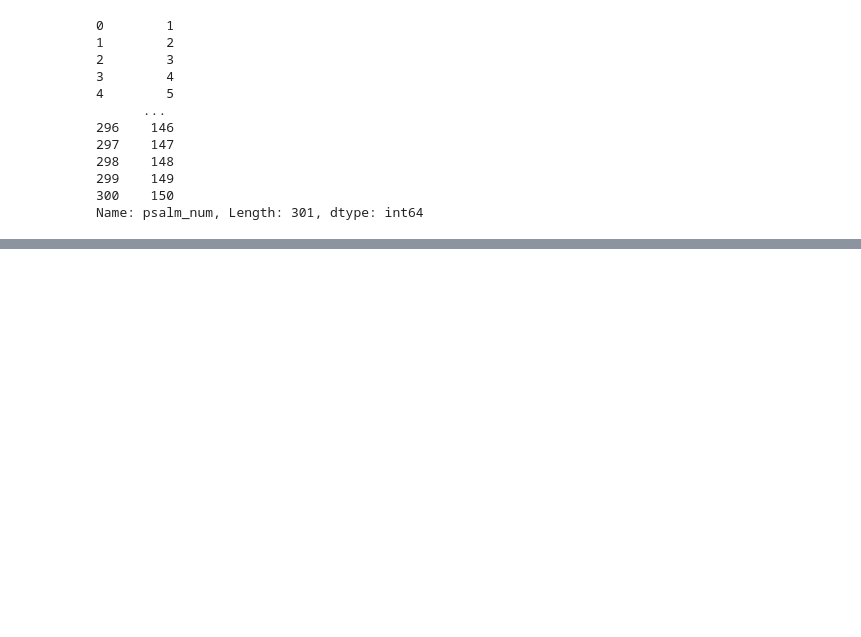
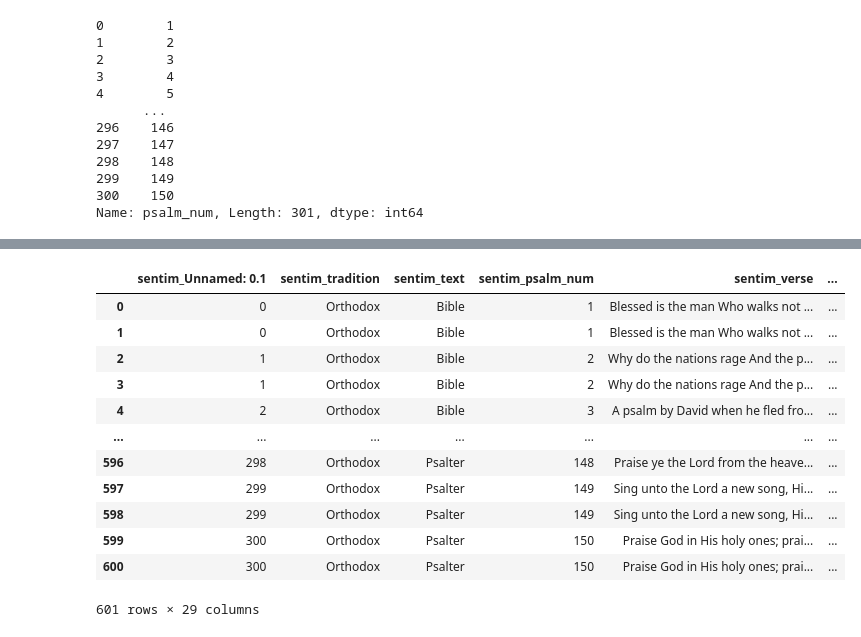
Before and after one commit to cwc09262/psalms-text-comparison, a Jupyter notebook: ml_work/data_curation.ipynb, the cells around one changed output, grey strips where cells are left out. Drawn from its saved outputs; the diff is of its cells as text; code cells hidden in the pictures; blank space fills up the shorter version.

Commit message:
further cleaning of column names in the curated dataset.

```diff
--- a/ml_work/data_curation.ipynb
+++ b/ml_work/data_curation.ipynb
@@ -179,0 +156,5 @@ dtype: object
+# %%
+# Remove duplicate columns regardless of column name
+psalms = psalmSentiment.loc[:, ~psalmSentiment.T.duplicated()]
+
+print(psalms.columns)
@@ -179,0 +172,16 @@ dtype: object
+# %%
+psalms.drop_duplicates()
+# %% [output]
+|  | sentim_Unnamed: 0.1 | sentim_tradition | sentim_text | sentim_psalm_num | sentim_verse | ... |
+| 0 | 0 | Orthodox | Bible | 1 | Blessed is the man Who walks not ... | ... |
+| 1 | 0 | Orthodox | Bible | 1 | Blessed is the man Who walks not ... | ... |
+| 2 | 1 | Orthodox | Bible | 2 | Why do the nations rage And the p... | ... |
+| 3 | 1 | Orthodox | Bible | 2 | Why do the nations rage And the p... | ... |
+| 4 | 2 | Orthodox | Bible | 3 | A psalm by David when he fled fro... | ... |
+| ... | ... | ... | ... | ... | ... | ... |
+| 596 | 298 | Orthodox | Psalter | 148 | Praise ye the Lord from the heave... | ... |
+| 597 | 299 | Orthodox | Psalter | 149 | Sing unto the Lord a new song, Hi... | ... |
+| 598 | 299 | Orthodox | Psalter | 149 | Sing unto the Lord a new song, Hi... | ... |
+| 599 | 300 | Orthodox | Psalter | 150 | Praise God in His holy ones; prai... | ... |
+| 600 | 300 | Orthodox | Psalter | 150 | Praise God in His holy ones; prai... | ... |
+601 rows × 29 columns
```
Also changed, not shown: parts of 5 cells of this notebook.
